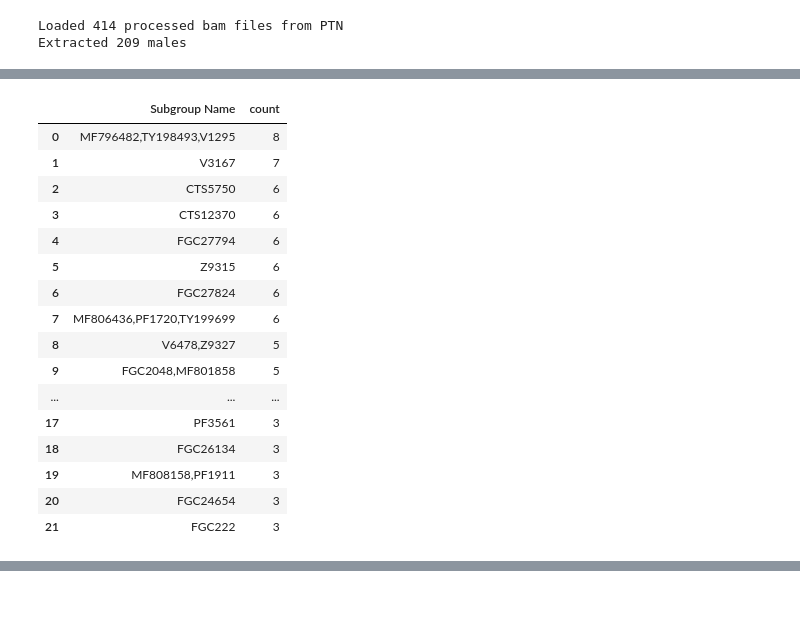
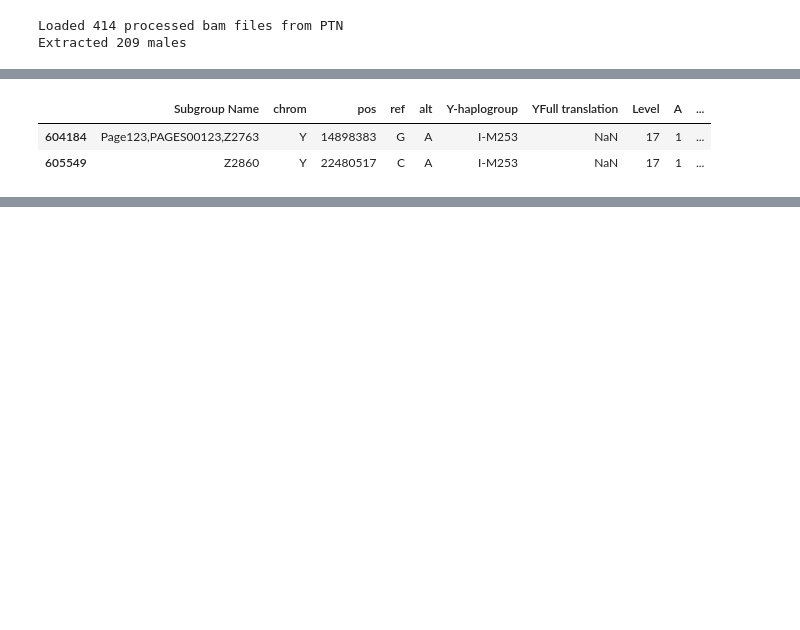
Before and after one commit to hringbauer/y_chrom, a Jupyter notebook: notebooks/clean_OY/consistent_errors.ipynb, the cells around one changed output, grey strips where cells are left out. Drawn from its saved outputs; the diff is of its cells as text; code cells hidden in the pictures; blank space fills up the shorter version.

```diff
--- a/notebooks/clean_OY/consistent_errors.ipynb
+++ b/notebooks/clean_OY/consistent_errors.ipynb
@@ -357,5 +346,5 @@ Name: iid, dtype: object
 # %%
-iid = "PTN396"
+iid = "PTN238"
 print(f"Running IID {iid}...")
 bam_path = df_bams.loc[df_bams["iid"]==iid, "bam"].values[0]
 
@@ -365,6 +354,6 @@ df_ch, df_der = call_y_bam(df=df1, path_bam=bam_path,
 
 ### Post-process output for info for manual call
 dft = div_anc_der(df_ch, df_exclude=df_ex)
-dfd =dft[dft["Derived"]>dft["Ancestral"]]
+dfd = dft[dft["Derived"]>dft["Ancestral"]]
 display(dfd.sort_values(by="#DER in par.").tail(30))
 # %% [output]
@@ -414,20 +404,6 @@ df1[~df1["Subgroup Name"].isin(df_ex["Subgroup Name"])]
 # %%
-a
+df_ch[df_ch["Y-haplogroup"]=="I-M253"]
 # %% [output]
-|  | Subgroup Name | count |
-| 0 | MF796482,TY198493,V1295 | 8 |
-| 1 | V3167 | 7 |
-| 2 | CTS5750 | 6 |
-| 3 | CTS12370 | 6 |
-| 4 | FGC27794 | 6 |
-| 5 | Z9315 | 6 |
-| 6 | FGC27824 | 6 |
-| 7 | MF806436,PF1720,TY199699 | 6 |
-| 8 | V6478,Z9327 | 5 |
-| 9 | FGC2048,MF801858 | 5 |
-| ... | ... | ... |
-| 17 | PF3561 | 3 |
-| 18 | FGC26134 | 3 |
-| 19 | MF808158,PF1911 | 3 |
-| 20 | FGC24654 | 3 |
-| 21 | FGC222 | 3 |
+|  | Subgroup Name | chrom | pos | ref | alt | Y-haplogroup | YFull translation | Level | A | ... |
+| 604184 | Page123,PAGES00123,Z2763 | Y | 14898383 | G | A | I-M253 | NaN | 17 | 1 | ... |
+| 605549 | Z2860 | Y | 22480517 | C | A | I-M253 | NaN | 17 | 1 | ... |
```
Also changed, not shown: parts of 23 cells of this notebook.
